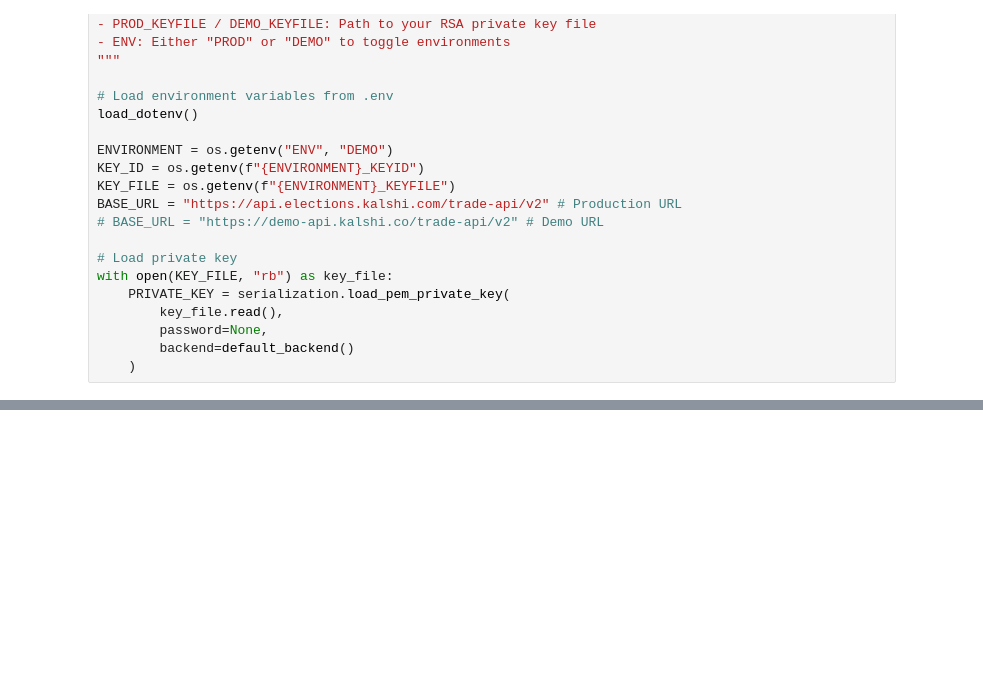
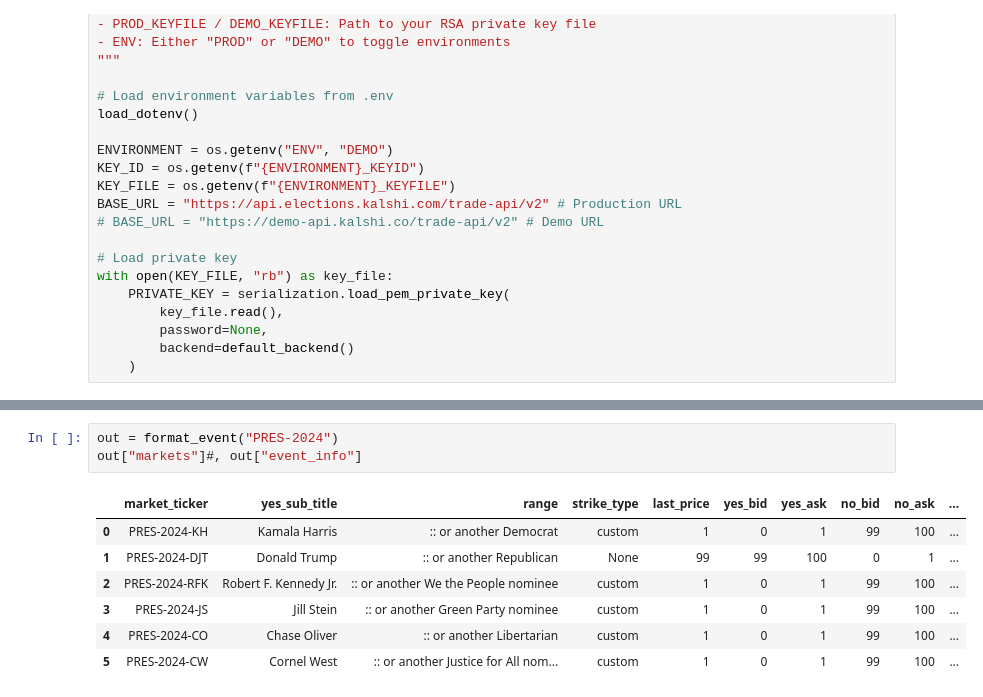
Before and after one commit to NiccoloComati/pjts, a Jupyter notebook: 10. Kalshi/main.ipynb, the cells around one changed output, grey strips where cells are left out. Drawn from its saved outputs; the diff is of its cells as text; blank space fills up the shorter version.

```diff
--- a/10. Kalshi/main.ipynb
+++ b/10. Kalshi/main.ipynb
@@ -705,0 +780,11 @@ markets_df
+# %%
+out = format_event("PRES-2024")
+out["markets"]#, out["event_info"]
+# %% [output]
+|  | market_ticker | yes_sub_title | range | strike_type | last_price | yes_bid | yes_ask | no_bid | no_ask | ... |
+| 0 | PRES-2024-KH | Kamala Harris | :: or another Democrat | custom | 1 | 0 | 1 | 99 | 100 | ... |
+| 1 | PRES-2024-DJT | Donald Trump | :: or another Republican | None | 99 | 99 | 100 | 0 | 1 | ... |
+| 2 | PRES-2024-RFK | Robert F. Kennedy Jr. | :: or another We the People nominee | custom | 1 | 0 | 1 | 99 | 100 | ... |
+| 3 | PRES-2024-JS | Jill Stein | :: or another Green Party nominee | custom | 1 | 0 | 1 | 99 | 100 | ... |
+| 4 | PRES-2024-CO | Chase Oliver | :: or another Libertarian | custom | 1 | 0 | 1 | 99 | 100 | ... |
+| 5 | PRES-2024-CW | Cornel West | :: or another Justice for All nom... | custom | 1 | 0 | 1 | 99 | 100 | ... |
```
Also changed, not shown: parts of 16 cells of this notebook.
